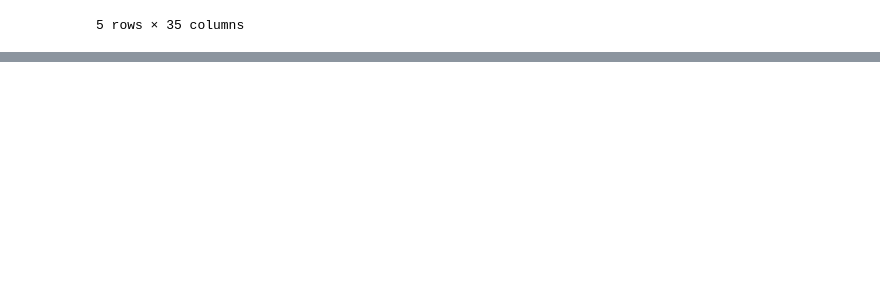
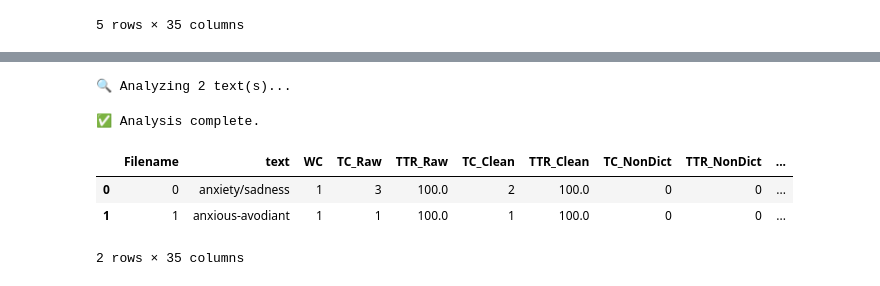
Before and after one commit to Bushel-of-Lemons/LEMO_Vocabulate, a Jupyter notebook: Example-notebook.ipynb, the cells around one changed output, grey strips where cells are left out. Saved outputs shown, nothing was run; the diff lists cells and outputs as text; code cells hidden in the pictures; blank space fills up the shorter version.

```diff
--- a/Example-notebook.ipynb
+++ b/Example-notebook.ipynb
@@ -134,0 +156,24 @@ txt_results.head()
+# %%
+# old method
+
+df = pd.DataFrame({
+    "user_id": ["user_1", "user_2"],
+    "text": ["anxiety/sadness", "anxious-avodiant"]
+})
+
+
+test_results = run_vocabulate_analysis(
+    dict_file=get_data_path("AEV_Dict.csv"),
+    stopwords_file=get_data_path("stopwords.txt"),
+    input_data=df,
+    text_column="text",
+    whitespace_method='old',
+    raw_counts=True)
+test_results.head()
+# %% [output]
+🔍 Analyzing 2 text(s)...
+✅ Analysis complete.
+|  | Filename | text | WC | TC_Raw | TTR_Raw | TC_Clean | TTR_Clean | TC_NonDict | TTR_NonDict | ... |
+| 0 | 0 | anxiety/sadness | 1 | 3 | 100.0 | 2 | 100.0 | 0 | 0 | ... |
+| 1 | 1 | anxious-avodiant | 1 | 1 | 100.0 | 1 | 100.0 | 0 | 0 | ... |
+2 rows × 35 columns
```
Also changed, not shown: parts of 2 cells of this notebook, 1 other file.
